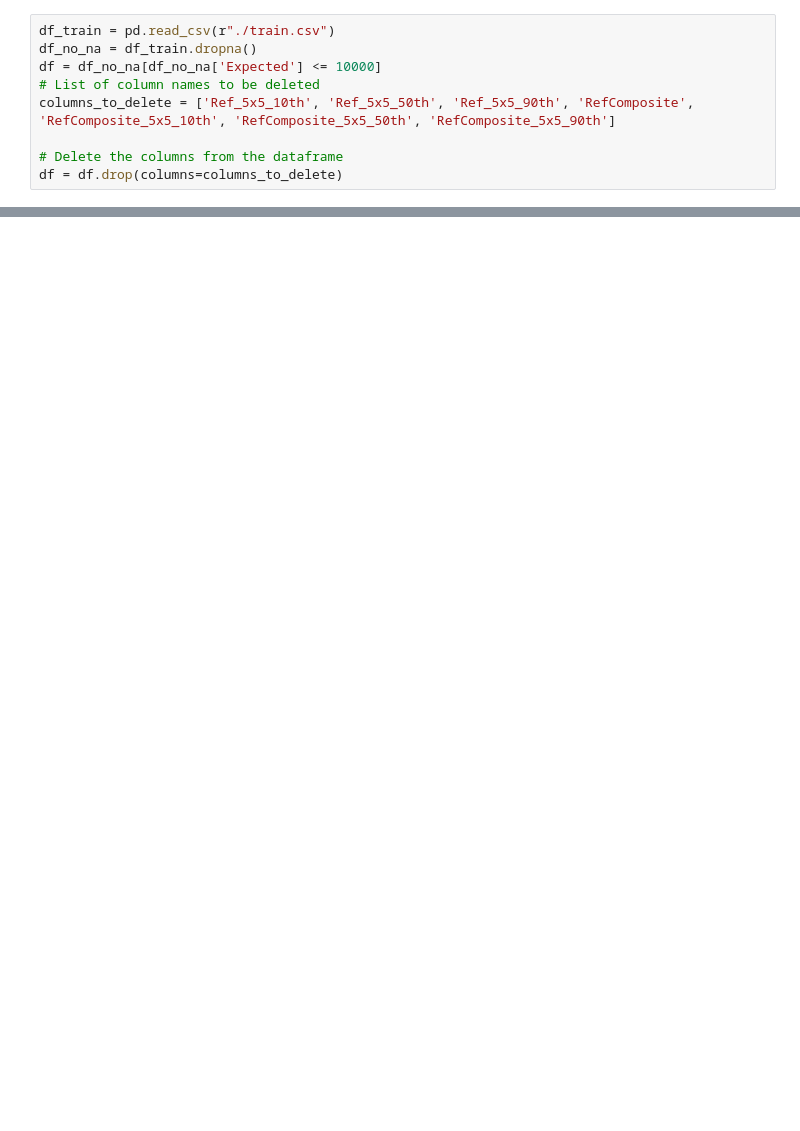
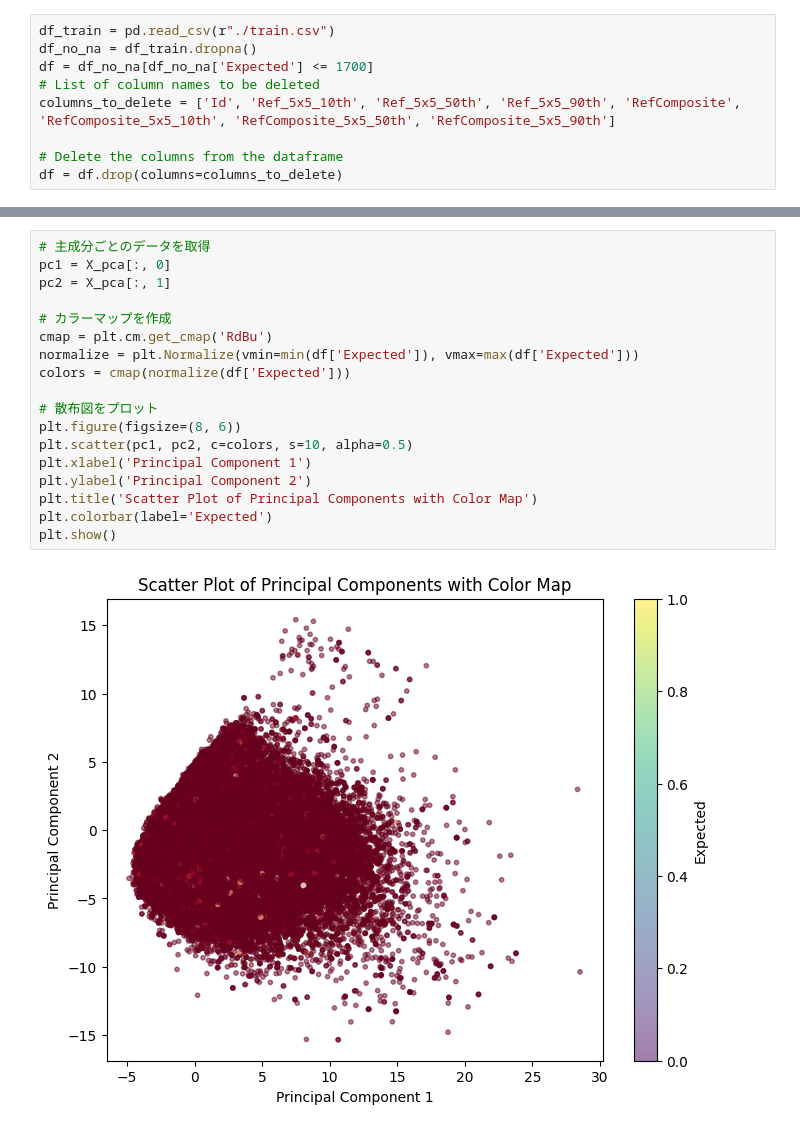
Before and after one commit to CatDog2000/when-will-it-rain, a Jupyter notebook: Rain-EDA.machi.ipynb, the cells around one changed output, grey strips where cells are left out. Saved outputs shown, nothing was run; the diff lists cells and outputs as text; blank space fills up the shorter version.

```diff
--- a/Rain-EDA.machi.ipynb
+++ b/Rain-EDA.machi.ipynb
@@ -11,9 +37,9 @@ from sklearn.decomposition import PCA
 # %%
 df_train = pd.read_csv(r"./train.csv")
 df_no_na = df_train.dropna()
-df = df_no_na[df_no_na['Expected'] <= 10000]
+df = df_no_na[df_no_na['Expected'] <= 1700]
 # List of column names to be deleted
-columns_to_delete = ['Ref_5x5_10th', 'Ref_5x5_50th', 'Ref_5x5_90th', 'RefComposite', 'RefComposite_5x5_10th', 'RefComposite_5x5_50th', 'RefComposite_5x5_90th']
+columns_to_delete = ['Id', 'Ref_5x5_10th', 'Ref_5x5_50th', 'Ref_5x5_90th', 'RefComposite', 'RefComposite_5x5_10th', 'RefComposite_5x5_50th', 'RefComposite_5x5_90th']
 
 # Delete the columns from the dataframe
 df = df.drop(columns=columns_to_delete)
@@ -69,0 +232,20 @@ X_train.shape
+# %%
+# 主成分ごとのデータを取得
+pc1 = X_pca[:, 0]
+pc2 = X_pca[:, 1]
+
+# カラーマップを作成
+cmap = plt.cm.get_cmap('RdBu')
+normalize = plt.Normalize(vmin=min(df['Expected']), vmax=max(df['Expected']))
+colors = cmap(normalize(df['Expected']))
+
+# 散布図をプロット
+plt.figure(figsize=(8, 6))
+plt.scatter(pc1, pc2, c=colors, s=10, alpha=0.5)
+plt.xlabel('Principal Component 1')
+plt.ylabel('Principal Component 2')
+plt.title('Scatter Plot of Principal Components with Color Map')
+plt.colorbar(label='Expected')
+plt.show()
+# %% [output]
+[figure, added]
```
Also changed, not shown: parts of 14 cells of this notebook.
